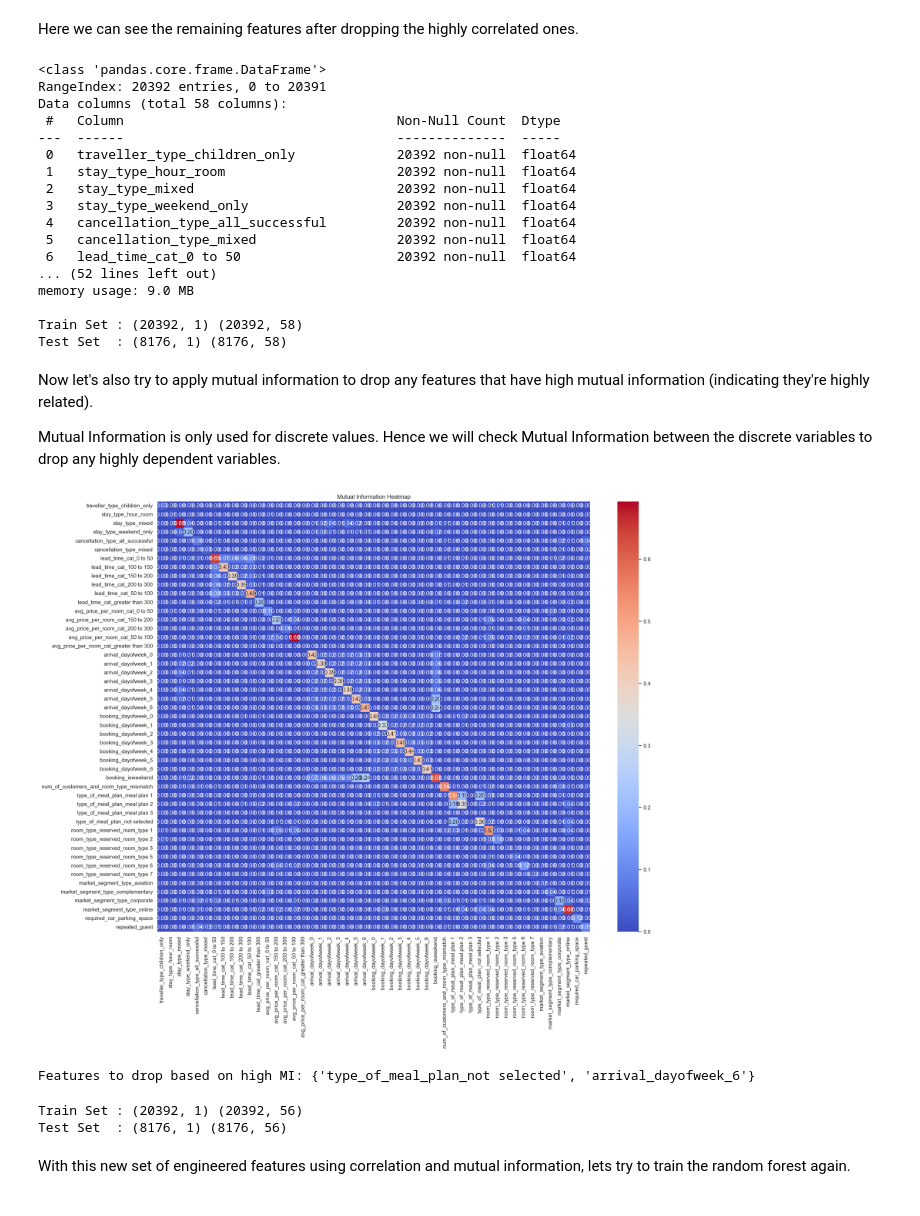
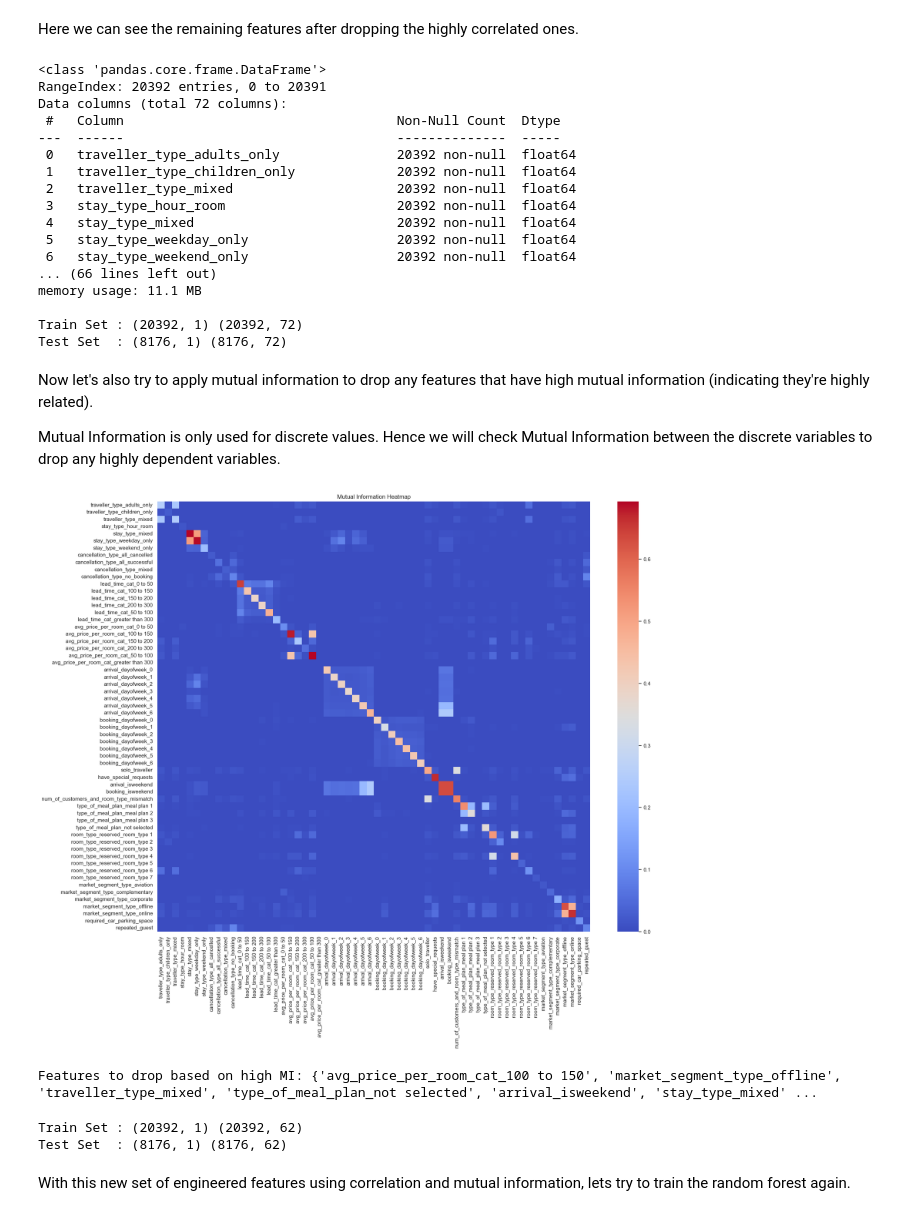
Before and after one commit to suyatinglaura/CS3244_Reservation_Cancellations_Prediction, a Jupyter notebook: Random Forest Classifier.ipynb, the cells around one changed output. Saved outputs shown, nothing was run; the diff lists cells and outputs as text; code cells hidden in the pictures.

```diff
--- a/Random Forest Classifier.ipynb
+++ b/Random Forest Classifier.ipynb
@@ -302,11 +302,14 @@ Next, let's try to eliminate feature through correlation and mutual information.
 ### Using the Correlation and Mututal Information To Do Feature Selection
 The idea here is to eliminate features who are strongly related to another feature, since the information/benefits from the feature would also be contained in the other feature, we can eliminate one of the feature to reduce dimensionality.
 # %%
-corr = X_train.corr()
+# Determine the numerical columns
+numerical_columns = X_train.filter(regex='_scaled$').columns
+
+corr = X_train[numerical_columns].corr()
 
 # Plot the correlation heatmap
 plt.figure(figsize=(10, 8))  # Adjust the figure size as needed
-sb.heatmap(corr, annot=True, cmap='coolwarm', fmt=".2f")
+sb.heatmap(corr, annot=False, cmap='coolwarm', fmt=".2f")
 plt.title('Correlation Heatmap of Numerical Variables')
 plt.show()
 # %% [output]
@@ -316,7 +321,7 @@ Due to the number of features, it is not possible to view the correlation of the
 
 Also when identifying pairs of correlated feature, how do we know which one to drop? The first feature or the second feature that is correlated? We will use the feature importance score to help us automatically determine which one is less important to drop.
 # %%
-corr_matrix = X_train.corr().abs()
+corr_matrix = X_train[numerical_columns].corr().abs()
 
 # Set the correlation threshold on determining what correlation to drop for feature selection
 threshold = 0.8
@@ -361,21 +366,21 @@ print("Test Set  :", Y_test.shape, X_test_filtered_correlation.shape)
 # %% [output]
 <class 'pandas.core.frame.DataFrame'>
 RangeIndex: 20392 entries, 0 to 20391
-Data columns (total 58 columns):
+Data columns (total 72 columns):
  #   Column                                   Non-Null Count  Dtype
 ---  ------                                   --------------  -----
- 0   traveller_type_children_only             20392 non-null  float64
- 1   stay_type_hour_room                      20392 non-null  float64
- 2   stay_type_mixed                          20392 non-null  float64
- 3   stay_type_weekend_only                   20392 non-null  float64
- 4   cancellation_type_all_successful         20392 non-null  float64
- 5   cancellation_type_mixed                  20392 non-null  float64
- 6   lead_time_cat_0 to 50                    20392 non-null  float64
-... (52 lines left out)
-memory usage: 9.0 MB
+ 0   traveller_type_adults_only               20392 non-null  float64
+ 1   traveller_type_children_only             20392 non-null  float64
+ 2   traveller_type_mixed                     20392 non-null  float64
+ 3   stay_type_hour_room                      20392 non-null  float64
+ 4   stay_type_mixed                          20392 non-null  float64
+ 5   stay_type_weekday_only                   20392 non-null  float64
+ 6   stay_type_weekend_only                   20392 non-null  float64
+... (66 lines left out)
+memory usage: 11.1 MB
 
-Train Set : (20392, 1) (20392, 58)
-Test Set  : (8176, 1) (8176, 58)
+Train Set : (20392, 1) (20392, 72)
+Test Set  : (8176, 1) (8176, 72)
 # %% [markdown]
 Now let's also try to apply mutual information to drop any features that have high mutual information (indicating they're highly related).
 
@@ -386,36 +391,36 @@ from sklearn.metrics import mutual_info_score
 def calculate_mutual_info(df, col1, col2):
         return mutual_info_score(df[col1], df[col2])
 
 # Determine the discrete columns
 cat_cols = [x for x in X_train_filtered_correlation.columns if '_scaled' not in x]
 
 # plot heatmap
 mi_matrix = pd.DataFrame(index=cat_cols, columns=cat_cols)
 for i in cat_cols:
     for j in cat_cols:
         mi_matrix.loc[i, j] = calculate_mutual_info(X_train_filtered_correlation, i, j)
 
 plt.figure(figsize=(20, 16))
-sb.heatmap(mi_matrix.astype(float), annot=True, cmap='coolwarm', fmt='.2f')
+sb.heatmap(mi_matrix.astype(float), annot=False, cmap='coolwarm', fmt='.2f')
 plt.title('Mutual Information Heatmap')
 plt.show()
 
 threshold = 0.2
 features_dropped = set()
 
 for i in cat_cols:
     for j in cat_cols:
         if mi_matrix.loc[i, j] > threshold and i != j:
             if mi_matrix.loc[i].sum() > mi_matrix.loc[j].sum():
                 features_dropped.add(j)
             else:
                 features_dropped.add(i)
 
 
 print("Features to drop based on high MI:", features_dropped)
 # %% [output]
-[figure, old version]
+[figure, new version]
-Features to drop based on high MI: {'type_of_meal_plan_not selected', 'arrival_dayofweek_6'}
+Features to drop based on high MI: {'avg_price_per_room_cat_100 to 150', 'market_segment_type_offline', 'traveller_type_mixed', 'type_of_meal_plan_not selected', 'arrival_isweekend', 'stay_type_mixed' ...
 # %%
 X_train_filtered_correlation_and_mi = X_train_filtered_correlation.drop(columns=features_dropped)
 X_test_filtered_correlation_and_mi = X_test_filtered_correlation.drop(columns=features_dropped)
@@ -423,8 +428,8 @@ X_test_filtered_correlation_and_mi = X_test_filtered_correlation.drop(columns=fe
 print("Train Set :", Y_train.shape, X_train_filtered_correlation_and_mi.shape)
 print("Test Set  :", Y_test.shape, X_test_filtered_correlation_and_mi.shape)
 # %% [output]
-Train Set : (20392, 1) (20392, 56)
-Test Set  : (8176, 1) (8176, 56)
+Train Set : (20392, 1) (20392, 62)
+Test Set  : (8176, 1) (8176, 62)
 # %% [markdown]
 With this new set of engineered features using correlation and mutual information, lets try to train the random forest again.
 # %%
```
Also changed, not shown: parts of 6 cells of this notebook.
